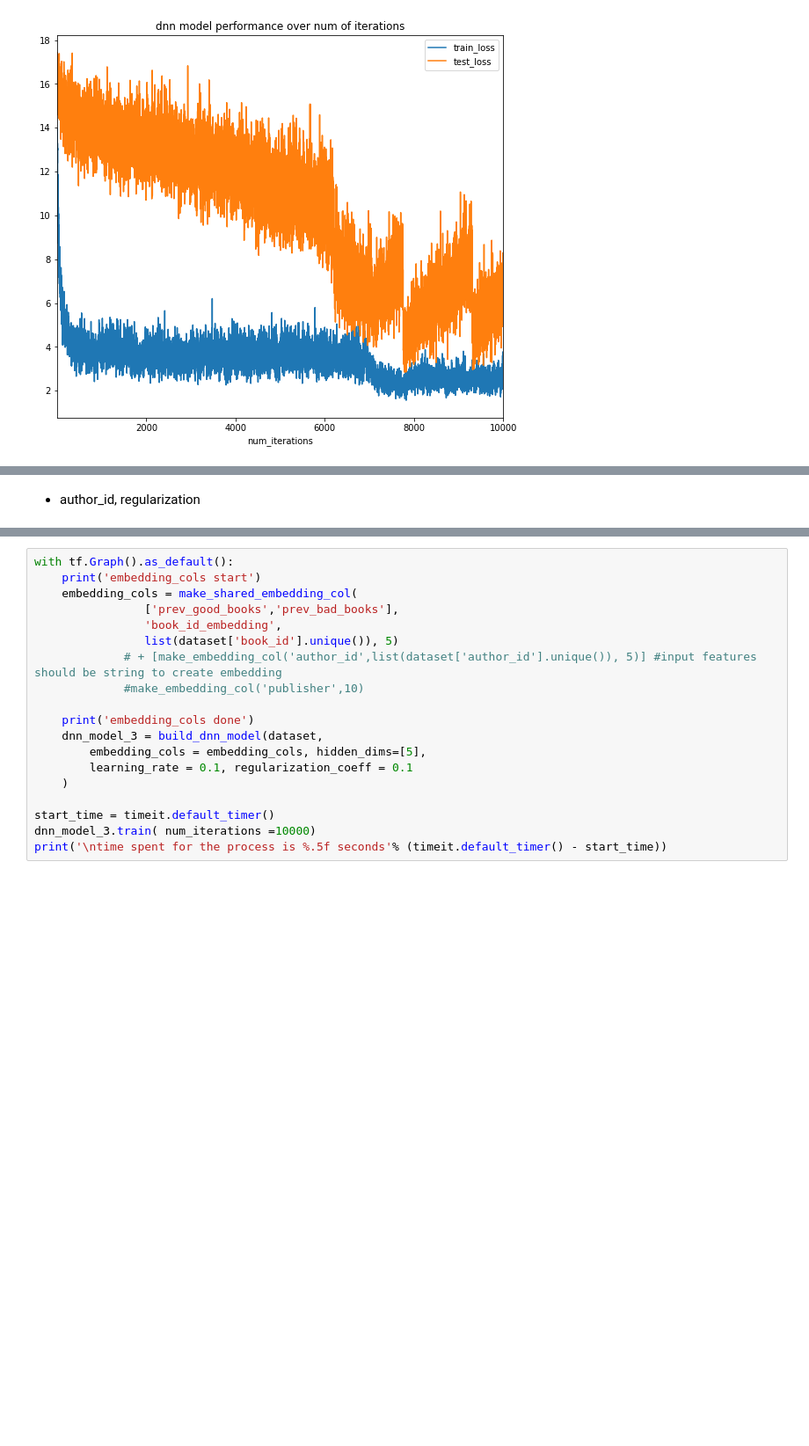
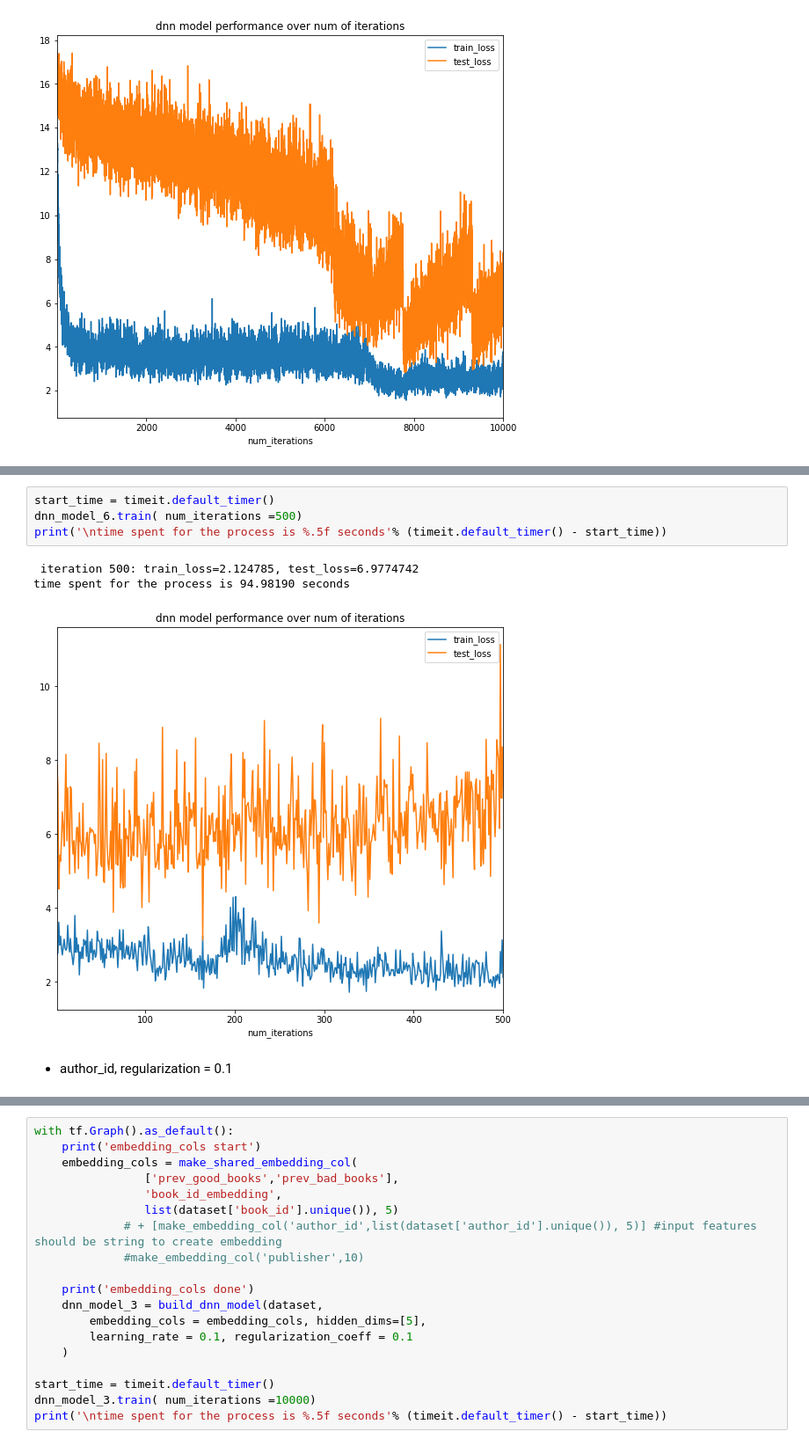
Before and after one commit to elainewyq/Goodreads_Book_Recommender, a Jupyter notebook: DNN_model_w_content_feature.ipynb, the cells around one changed output, grey strips where cells are left out. Shown: that part at 88% size. Drawn from its saved outputs; the diff is of its cells as text; blank space fills up the shorter version.

```diff
--- a/DNN_model_w_content_feature.ipynb
+++ b/DNN_model_w_content_feature.ipynb
@@ -161,5 +189,13 @@ dnn_model_1.embeddings
+# %%
+start_time = timeit.default_timer()
+dnn_model_6.train( num_iterations =500)
+print('\ntime spent for the process is %.5f seconds'% (timeit.default_timer() - start_time))
+# %% [output]
+ iteration 500: train_loss=2.124785, test_loss=6.9774742
+time spent for the process is 94.98190 seconds
+[figure, added]
 # %% [markdown]
-* author_id, regularization
+* author_id, regularization = 0.1
 # %%
 with tf.Graph().as_default():
     print('embedding_cols start')
```
Also changed, not shown: parts of 10 cells of this notebook.
